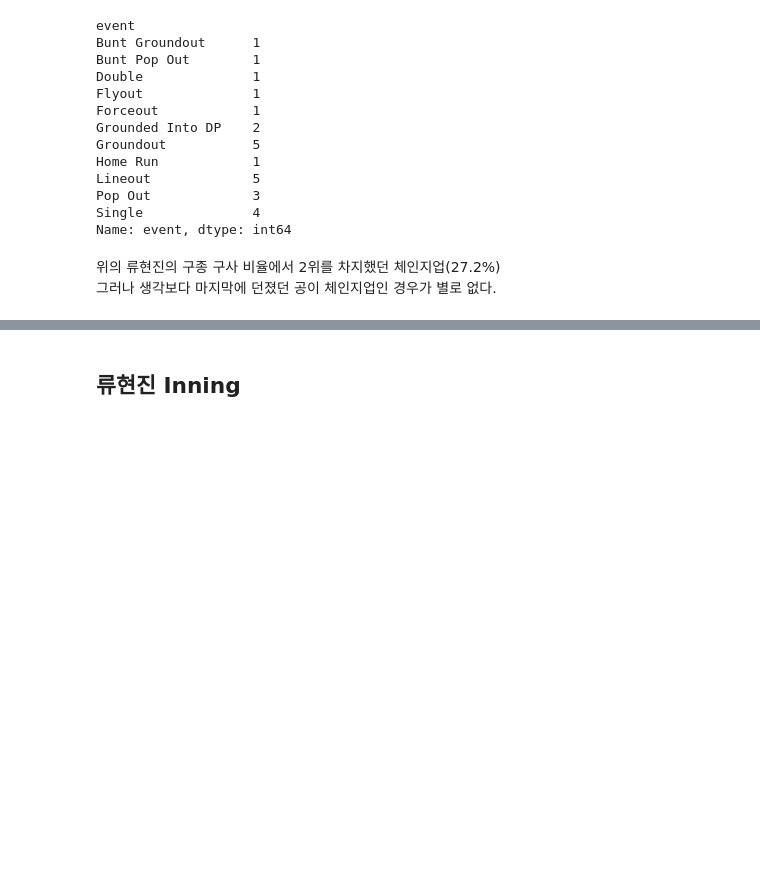
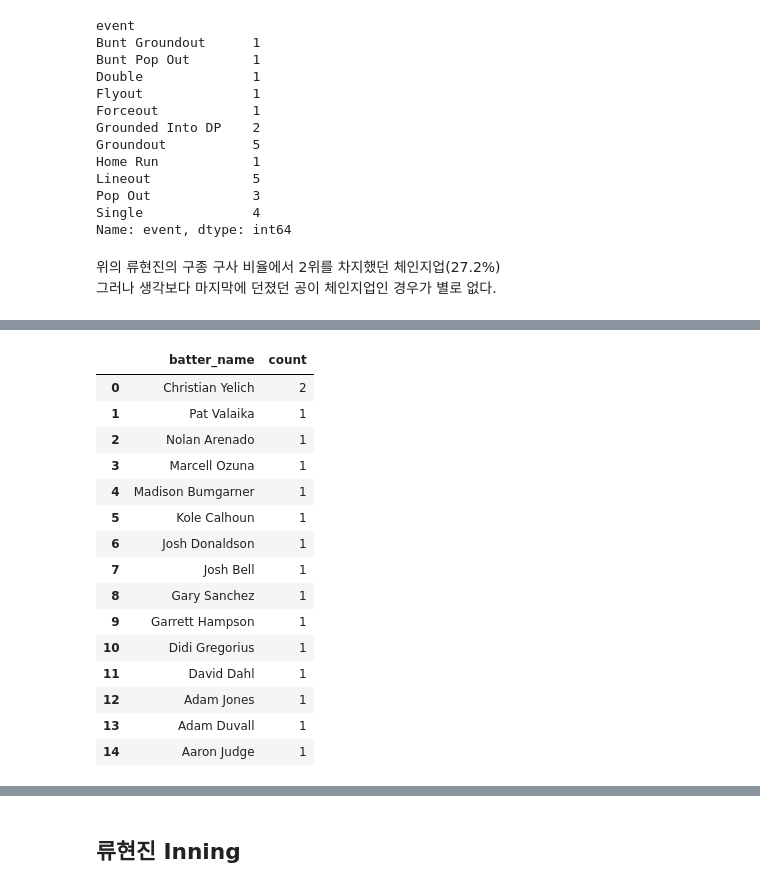
Before and after one commit to pcw789/sports_analysis_python, a Jupyter notebook: Ryu_pitch_data_2019.ipynb, the cells around one changed output, grey strips where cells are left out. Saved outputs shown, nothing was run; the diff lists cells and outputs as text; code cells hidden in the pictures; blank space fills up the shorter version.

```diff
--- a/Ryu_pitch_data_2019.ipynb
+++ b/Ryu_pitch_data_2019.ipynb
@@ -448,0 +450,4 @@ Name: event, dtype: int64
+# %%
+# 구종
+hr = last_shot[last_shot['event']=='Home Run']
+hr.groupby('pitch_type')['event'].count().sort_values(ascending= False).reset_index().rename(columns={'event': 'count'})
@@ -448,0 +461,20 @@ Name: event, dtype: int64
+# %%
+# 홈런을 친 타자
+hr.groupby('batter_name')['event'].count().sort_values(ascending= False).reset_index().rename(columns={'event': 'count'})
+# %% [output]
+|  | batter_name | count |
+| 0 | Christian Yelich | 2 |
+| 1 | Pat Valaika | 1 |
+| 2 | Nolan Arenado | 1 |
+| 3 | Marcell Ozuna | 1 |
+| 4 | Madison Bumgarner | 1 |
+| 5 | Kole Calhoun | 1 |
+| 6 | Josh Donaldson | 1 |
+| 7 | Josh Bell | 1 |
+| 8 | Gary Sanchez | 1 |
+| 9 | Garrett Hampson | 1 |
+| 10 | Didi Gregorius | 1 |
+| 11 | David Dahl | 1 |
+| 12 | Adam Jones | 1 |
+| 13 | Adam Duvall | 1 |
+| 14 | Aaron Judge | 1 |
```
Also changed, not shown: parts of 5 cells of this notebook.
